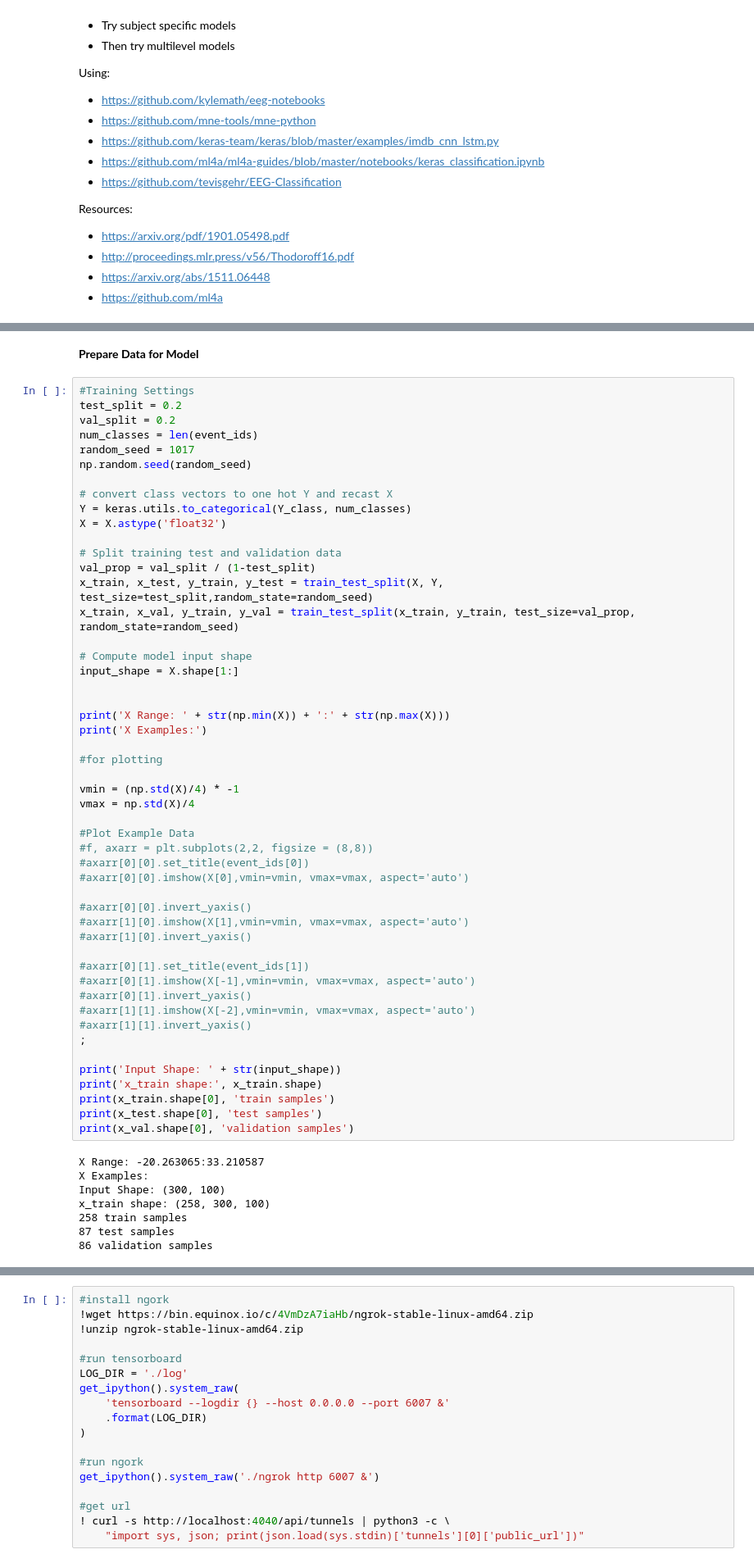
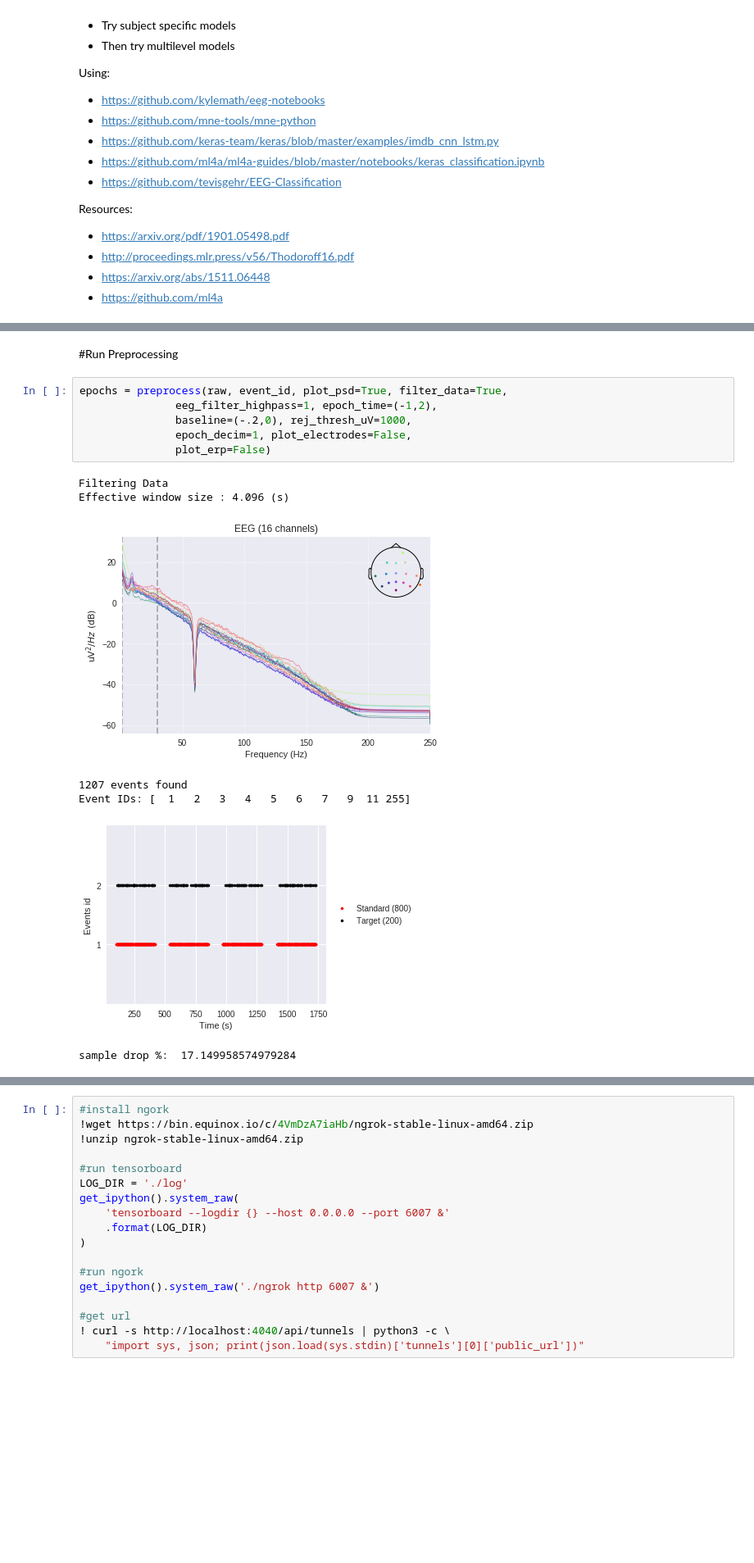
Before and after one commit to kylemath/DeepEEG, a Jupyter notebook: notebooks/DeepEEG.ipynb, the cells around one changed output, grey strips where cells are left out. Shown at 82% size. Cells and saved outputs as stored; diff of their text form; blank space fills up the shorter version.

```diff
--- a/notebooks/DeepEEG.ipynb
+++ b/notebooks/DeepEEG.ipynb
@@ -359,60 +386,16 @@ if not frequency_domain:
-# %% [markdown]
-**Prepare Data for Model**
-# %%
-#Training Settings
-test_split = 0.2
-val_split = 0.2
-num_classes = len(event_ids)
-random_seed = 1017
-np.random.seed(random_seed)
-
-# convert class vectors to one hot Y and recast X
-Y = keras.utils.to_categorical(Y_class, num_classes)
-X = X.astype('float32')
-
-# Split training test and validation data
-val_prop = val_split / (1-test_split)
-x_train, x_test, y_train, y_test = train_test_split(X, Y, test_size=test_split,random_state=random_seed)
-x_train, x_val, y_train, y_val = train_test_split(x_train, y_train, test_size=val_prop, random_state=random_seed)
-
-# Compute model input shape
-input_shape = X.shape[1:]
-
-
-print('X Range: ' + str(np.min(X)) + ':' + str(np.max(X)))
-print('X Examples:')
-
-#for plotting
-
-vmin = (np.std(X)/4) * -1
-vmax = np.std(X)/4
-
-#Plot Example Data
-#f, axarr = plt.subplots(2,2, figsize = (8,8))
-#axarr[0][0].set_title(event_ids[0])
-#axarr[0][0].imshow(X[0],vmin=vmin, vmax=vmax, aspect='auto')
-
-#axarr[0][0].invert_yaxis()
-#axarr[1][0].imshow(X[1],vmin=vmin, vmax=vmax, aspect='auto')
-#axarr[1][0].invert_yaxis()
-
-#axarr[0][1].set_title(event_ids[1])
-#axarr[0][1].imshow(X[-1],vmin=vmin, vmax=vmax, aspect='auto')
-#axarr[0][1].invert_yaxis()
-#axarr[1][1].imshow(X[-2],vmin=vmin, vmax=vmax, aspect='auto')
-#axarr[1][1].invert_yaxis()
-;
-
-print('Input Shape: ' + str(input_shape))
-print('x_train shape:', x_train.shape)
-print(x_train.shape[0], 'train samples')
-print(x_test.shape[0], 'test samples')
-print(x_val.shape[0], 'validation samples')
-# %% [output]
-X Range: -20.263065:33.210587
-X Examples:
-Input Shape: (300, 100)
-x_train shape: (258, 300, 100)
-258 train samples
-87 test samples
-86 validation samples
+# %% [markdown]
+#Run Preprocessing
+# %%
+epochs = preprocess(raw, event_id, plot_psd=True, filter_data=True,
+               eeg_filter_highpass=1, epoch_time=(-1,2),
+               baseline=(-.2,0), rej_thresh_uV=1000,
+               epoch_decim=1, plot_electrodes=False,
+               plot_erp=False)
+# %% [output]
+Filtering Data
+Effective window size : 4.096 (s)
+[figure, added]
+1207 events found
+Event IDs: [  1   2   3   4   5   6   7   9  11 255]
+[figure, added]
+sample drop %:  17.149958574979284
```
Also changed, not shown: parts of 26 cells of this notebook.
